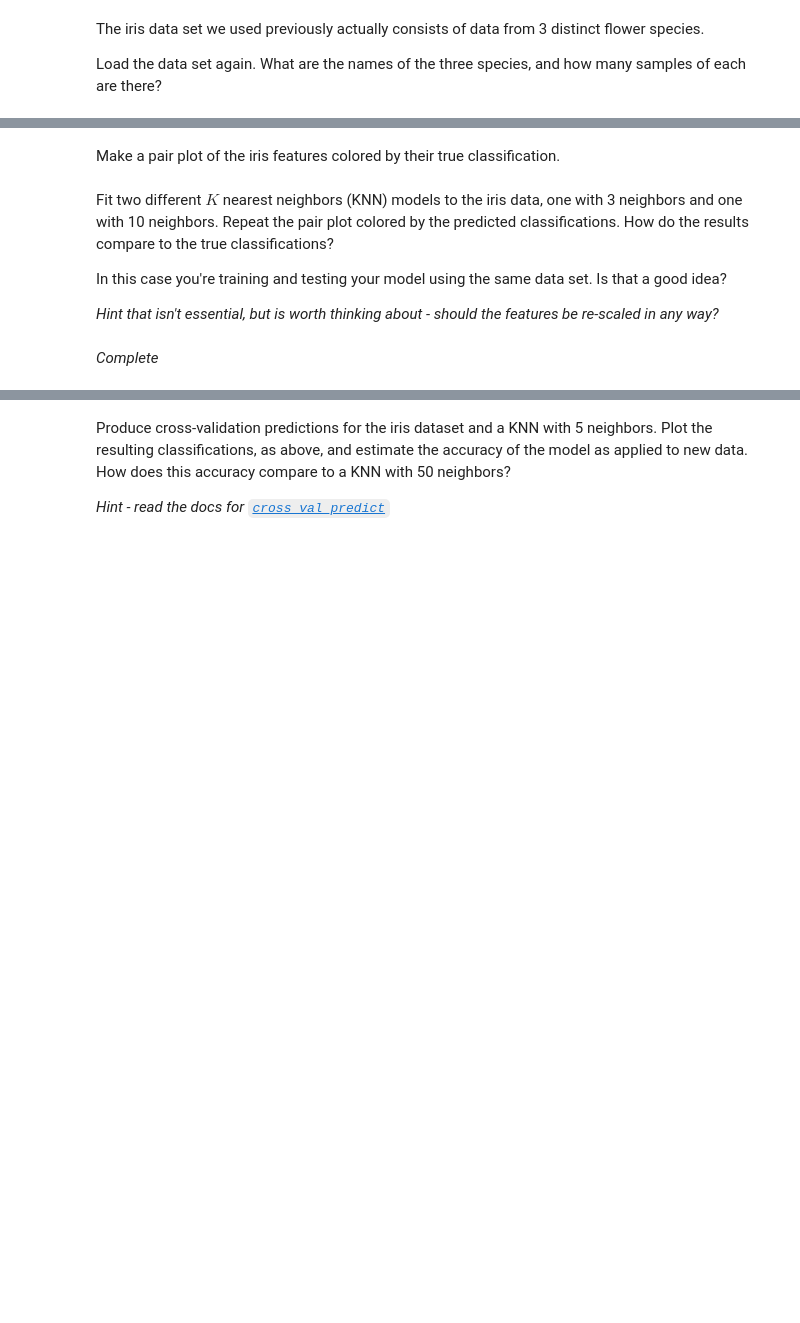
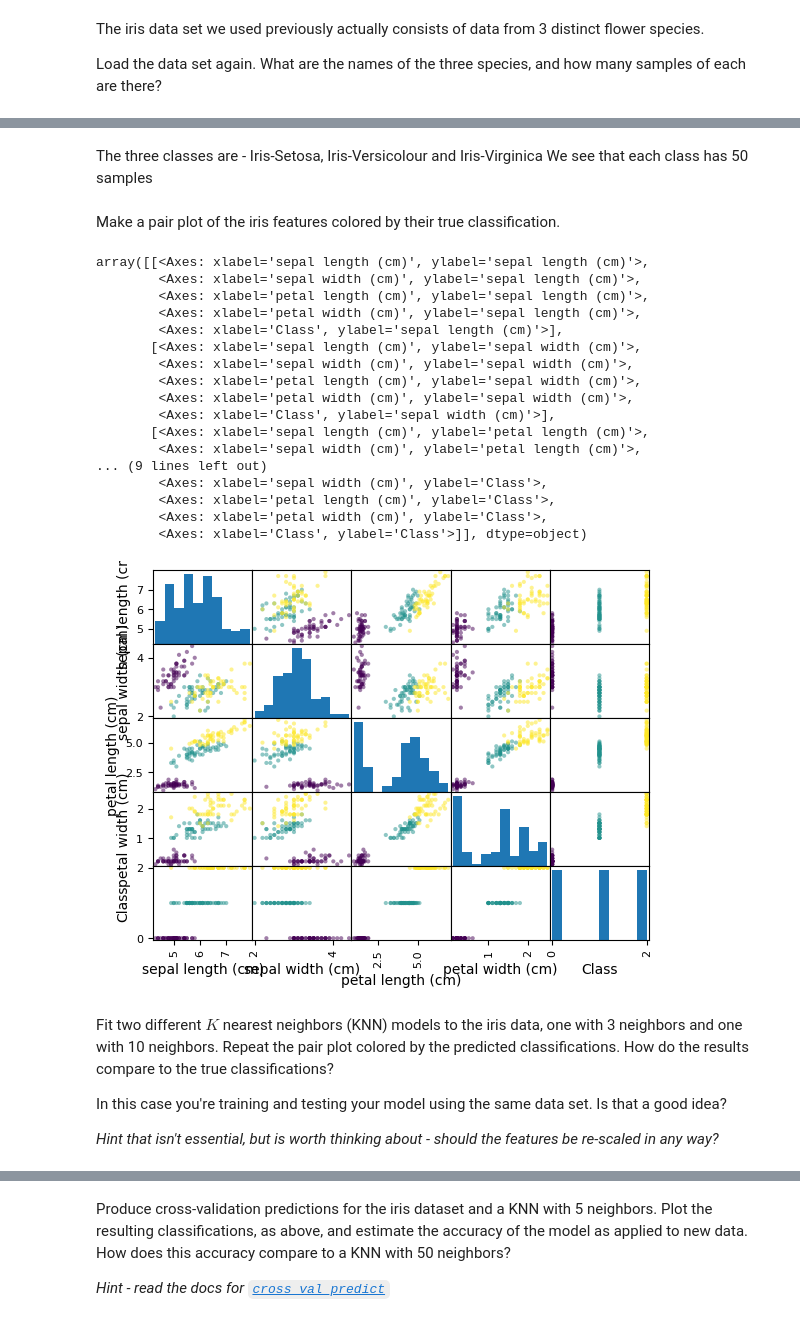
Before and after one commit to ASTR154/classification, a Jupyter notebook: classification.ipynb, the cells around one changed output, grey strips where cells are left out. Saved outputs shown, nothing was run; the diff lists cells and outputs as text; code cells hidden in the pictures; blank space fills up the shorter version.

```diff
--- a/classification.ipynb
+++ b/classification.ipynb
@@ -16,0 +16,12 @@ Load the data set again. What are the names of the three species, and how many s
+# %%
+from sklearn import datasets
+
+iris = datasets.load_iris()
+print(iris.target)
+import pandas as pd
+df = pd.DataFrame(data=iris.data, columns=iris.feature_names)
+train = df
+df['Class']= iris.target
+
+print(iris.target_names)
+df.groupby('Class').count()
@@ -17,5 +40,29 @@ Load the data set again. What are the names of the three species, and how many s
+# %% [markdown]
+The three classes are - Iris-Setosa, Iris-Versicolour and Iris-Virginica
+We see that each class has 50 samples
 # %% [markdown]
 Make a pair plot of the iris features colored by their true classification.
+# %%
+pd.plotting.scatter_matrix(df, c=df['Class'])
+# %% [output]
+array([[<Axes: xlabel='sepal length (cm)', ylabel='sepal length (cm)'>,
+        <Axes: xlabel='sepal width (cm)', ylabel='sepal length (cm)'>,
+        <Axes: xlabel='petal length (cm)', ylabel='sepal length (cm)'>,
+        <Axes: xlabel='petal width (cm)', ylabel='sepal length (cm)'>,
+        <Axes: xlabel='Class', ylabel='sepal length (cm)'>],
+       [<Axes: xlabel='sepal length (cm)', ylabel='sepal width (cm)'>,
+        <Axes: xlabel='sepal width (cm)', ylabel='sepal width (cm)'>,
+        <Axes: xlabel='petal length (cm)', ylabel='sepal width (cm)'>,
+        <Axes: xlabel='petal width (cm)', ylabel='sepal width (cm)'>,
+        <Axes: xlabel='Class', ylabel='sepal width (cm)'>],
+       [<Axes: xlabel='sepal length (cm)', ylabel='petal length (cm)'>,
+        <Axes: xlabel='sepal width (cm)', ylabel='petal length (cm)'>,
+... (9 lines left out)
+        <Axes: xlabel='sepal width (cm)', ylabel='Class'>,
+        <Axes: xlabel='petal length (cm)', ylabel='Class'>,
+        <Axes: xlabel='petal width (cm)', ylabel='Class'>,
+        <Axes: xlabel='Class', ylabel='Class'>]], dtype=object)
+[figure, added]
 # %%
 # complete
 # complete
@@ -40,2 +76,0 @@ In this case you're training and testing your model using the same data set. Is
-# %% [markdown]
-*Complete*
```
Also changed, not shown: parts of 21 cells of this notebook.
